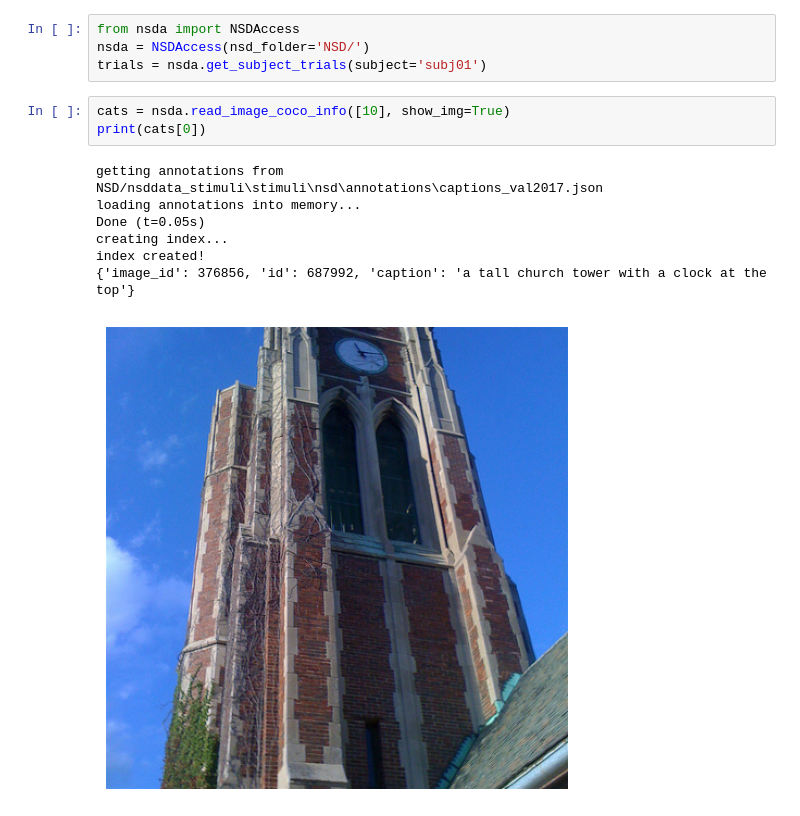
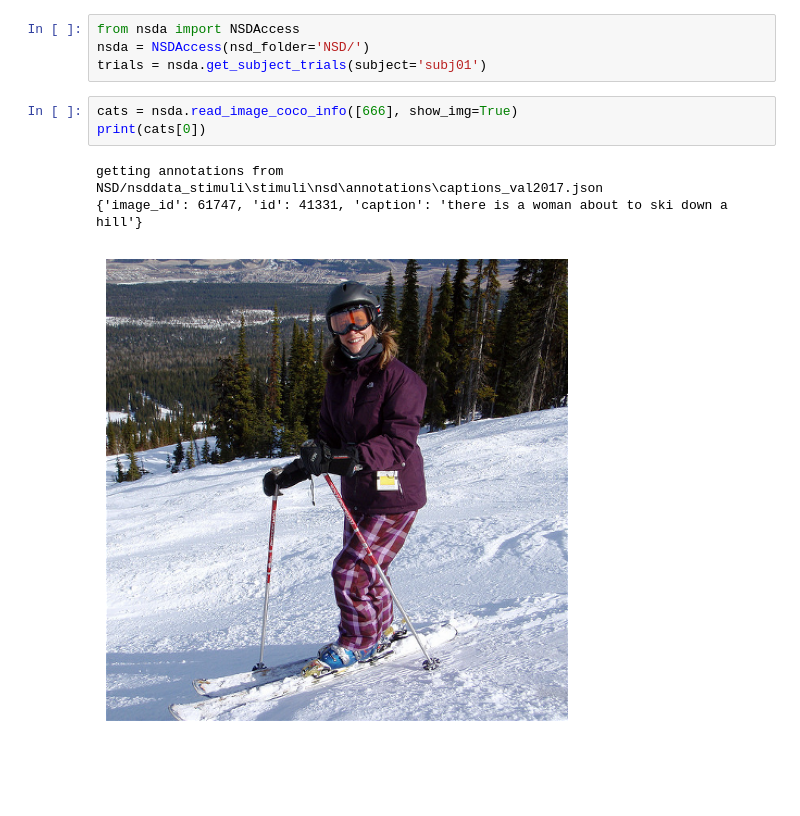
Before and after one commit to TomFiz/NSD-fMRI_VLM, a Jupyter notebook: exploratory.ipynb, the cells around one changed output. Drawn from its saved outputs; the diff is of its cells as text; blank space fills up the shorter version.

Commit message:
Last visualizations - final report and presentation

```diff
--- a/exploratory.ipynb
+++ b/exploratory.ipynb
@@ -55,13 +68,9 @@ from nsda import NSDAccess
 nsda = NSDAccess(nsd_folder='NSD/')
 trials = nsda.get_subject_trials(subject='subj01')
 # %%
-cats = nsda.read_image_coco_info([10], show_img=True)
+cats = nsda.read_image_coco_info([666], show_img=True)
 print(cats[0])
 # %% [output]
 getting annotations from NSD/nsddata_stimuli\stimuli\nsd\annotations\captions_val2017.json
-loading annotations into memory...
-Done (t=0.05s)
-creating index...
-index created!
-{'image_id': 376856, 'id': 687992, 'caption': 'a tall church tower with a clock at the top'}
+{'image_id': 61747, 'id': 41331, 'caption': 'there is a woman about to ski down a hill'}
-[figure, old version]
+[figure, new version]
```
Also changed, not shown: parts of 18 cells of this notebook, 2 other files.
